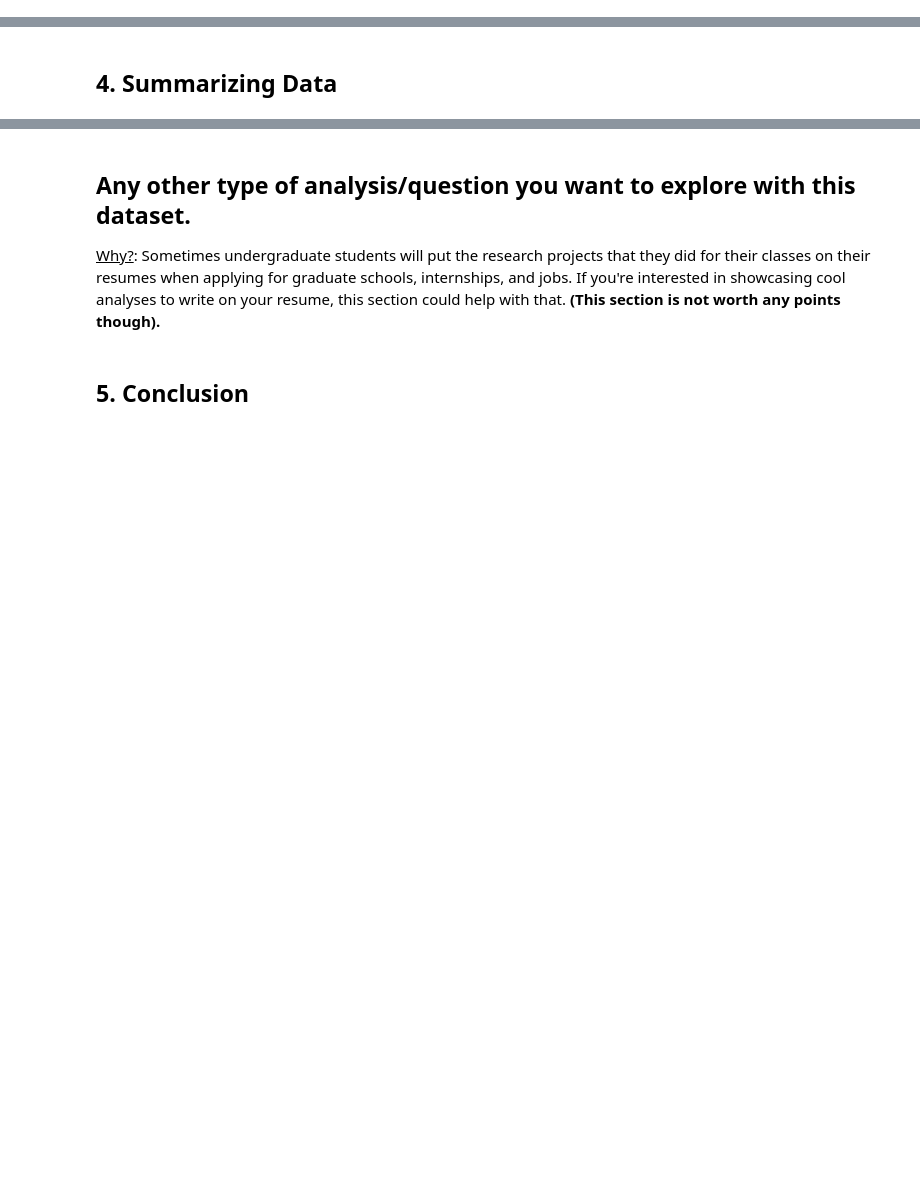
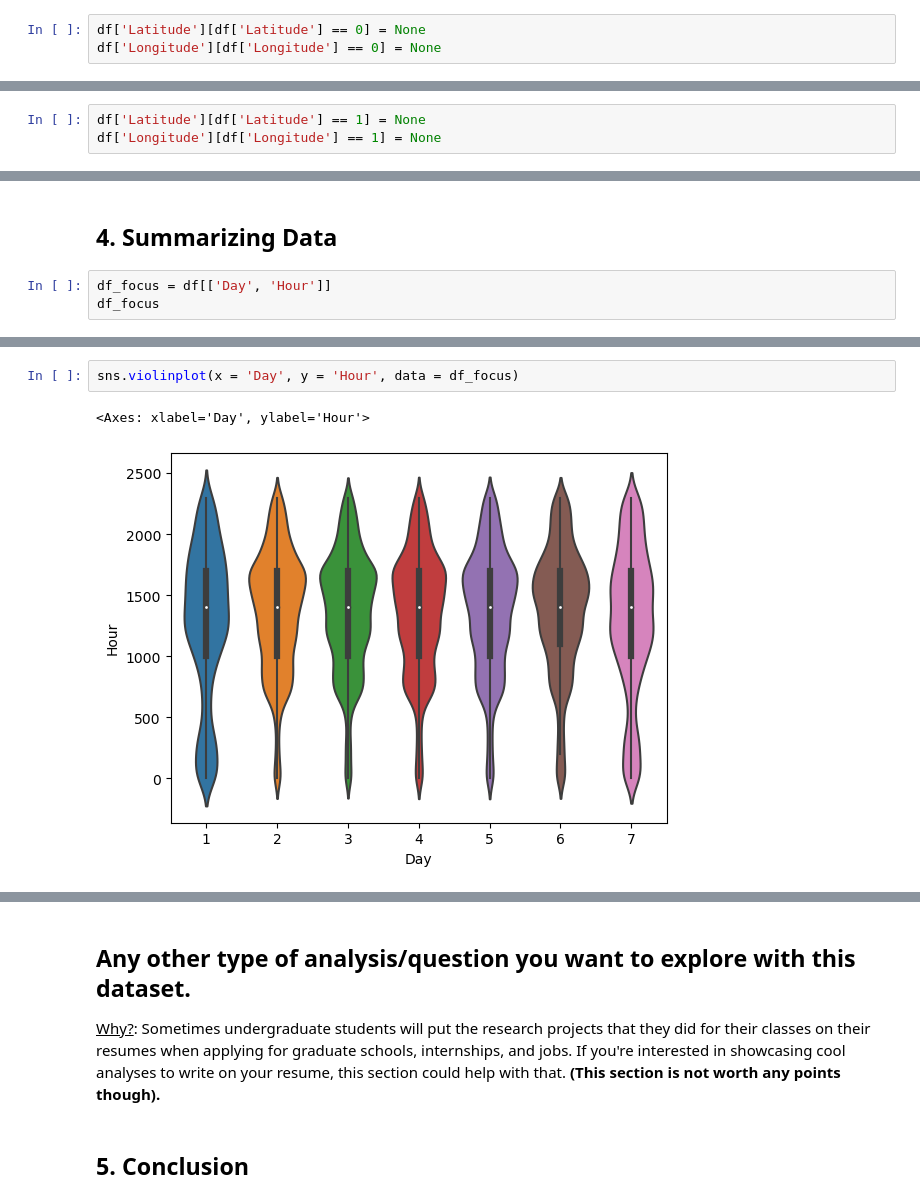
Before and after one commit to Gomez-Andres-8/STAT-207-Coursework, a Jupyter notebook: project_01/project_01_template.ipynb, the cells around one changed output, grey strips where cells are left out. Drawn from its saved outputs; the diff is of its cells as text; blank space fills up the shorter version.

```diff
--- a/project_01/project_01_template.ipynb
+++ b/project_01/project_01_template.ipynb
@@ -63,0 +179,3 @@ array(['No injury/unknown', 'Non-incapacitating', 'Incapacitating',
+# %%
+df['Latitude'][df['Latitude'] == 0] = None
+df['Longitude'][df['Longitude'] == 0] = None
@@ -63,0 +241,3 @@ array(['No injury/unknown', 'Non-incapacitating', 'Incapacitating',
+# %%
+df['Latitude'][df['Latitude'] == 1] = None
+df['Longitude'][df['Longitude'] == 1] = None
@@ -99,2 +280,5 @@ array(['OTHER (DRIVER) - EXPLAIN IN NARRATIVE', 'FOLLOWING TOO CLOSELY',
 # %% [markdown]
 ## 4. Summarizing Data
+# %%
+df_focus = df[['Day', 'Hour']]
+df_focus
@@ -100,0 +323,5 @@ array(['OTHER (DRIVER) - EXPLAIN IN NARRATIVE', 'FOLLOWING TOO CLOSELY',
+# %%
+sns.violinplot(x = 'Day', y = 'Hour', data = df_focus)
+# %% [output]
+<Axes: xlabel='Day', ylabel='Hour'>
+[figure, added]
```
Also changed, not shown: parts of 34 cells of this notebook.
